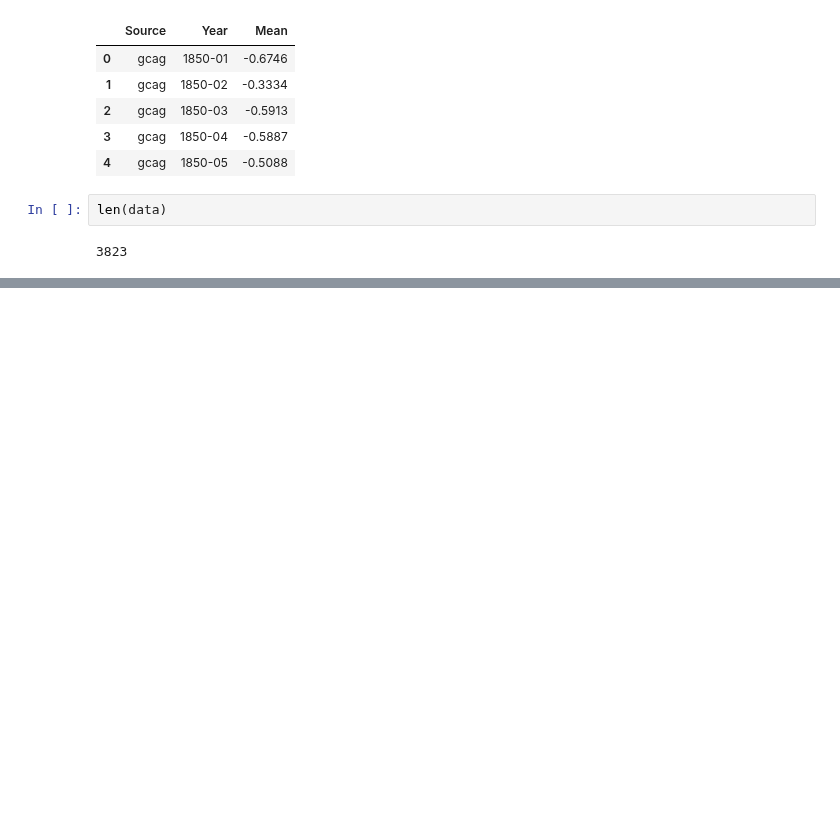
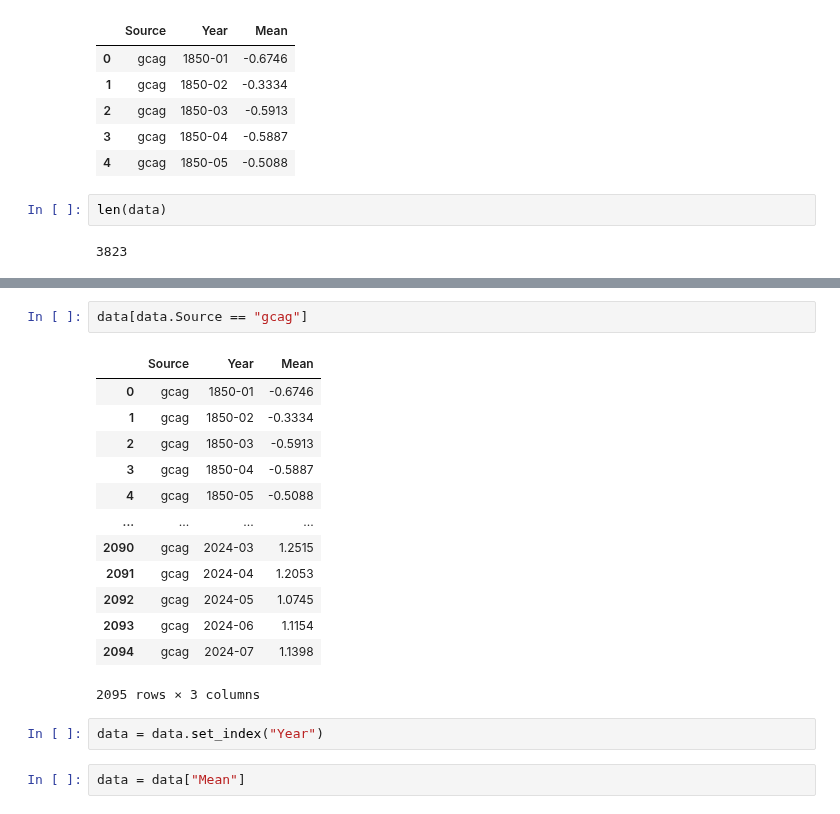
Before and after one commit to imdwipayana/Battlefield, a Jupyter notebook: DuckDB/TimeSeries/Anomaly_Detection/anomaly_detection.ipynb, the cells around one changed output, grey strips where cells are left out. Drawn from its saved outputs; the diff is of its cells as text; blank space fills up the shorter version.

```diff
--- a/DuckDB/TimeSeries/Anomaly_Detection/anomaly_detection.ipynb
+++ b/DuckDB/TimeSeries/Anomaly_Detection/anomaly_detection.ipynb
@@ -25,0 +49,20 @@ data.
+# %%
+data[data.Source == "gcag"]
+# %% [output]
+|  | Source | Year | Mean |
+| 0 | gcag | 1850-01 | -0.6746 |
+| 1 | gcag | 1850-02 | -0.3334 |
+| 2 | gcag | 1850-03 | -0.5913 |
+| 3 | gcag | 1850-04 | -0.5887 |
+| 4 | gcag | 1850-05 | -0.5088 |
+| ... | ... | ... | ... |
+| 2090 | gcag | 2024-03 | 1.2515 |
+| 2091 | gcag | 2024-04 | 1.2053 |
+| 2092 | gcag | 2024-05 | 1.0745 |
+| 2093 | gcag | 2024-06 | 1.1154 |
+| 2094 | gcag | 2024-07 | 1.1398 |
+2095 rows × 3 columns
+# %%
+data = data.set_index("Year")
+# %%
+data = data["Mean"]
```
Also changed, not shown: parts of 5 cells of this notebook.
